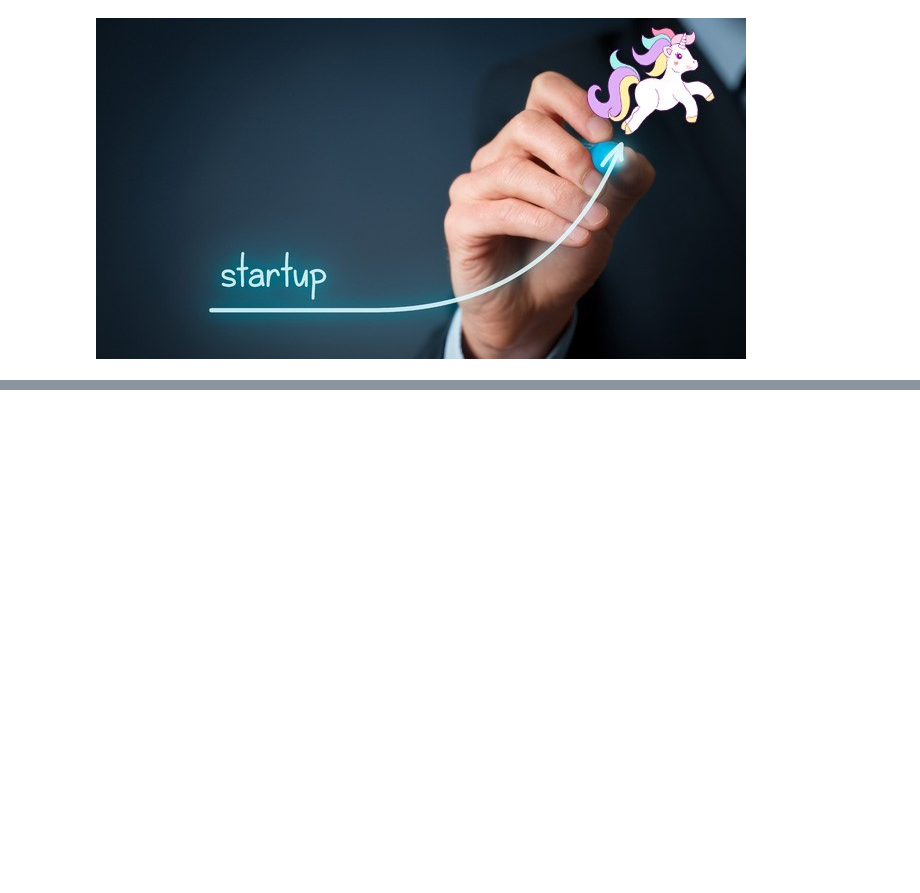
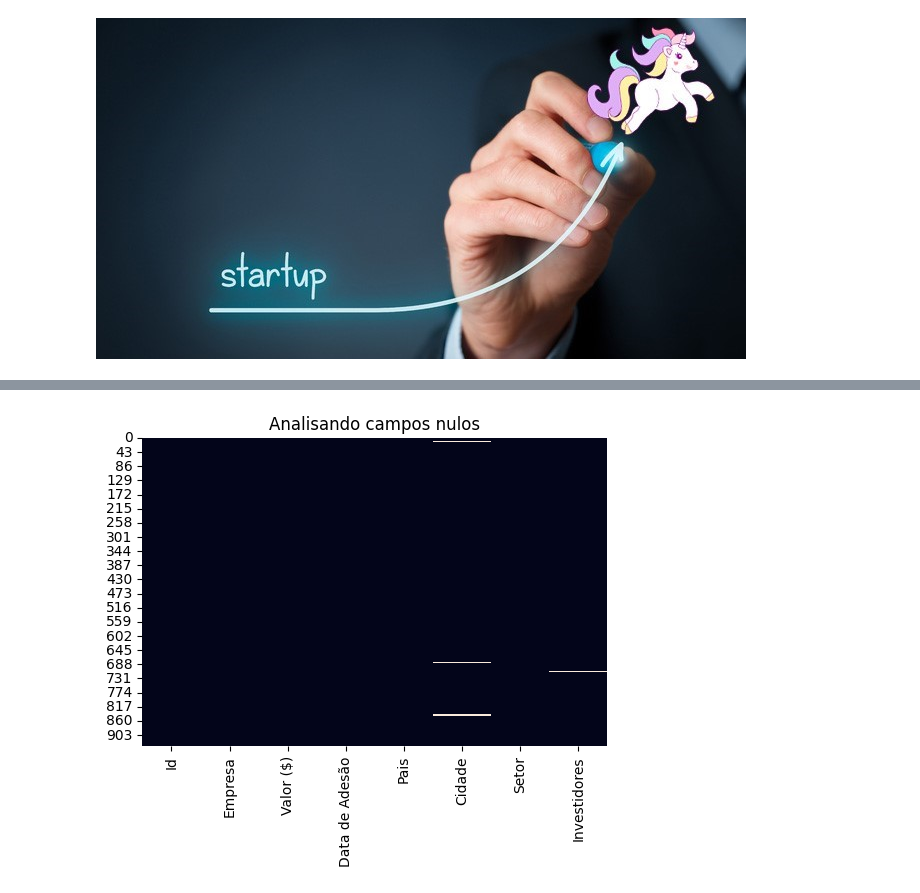
Before and after one commit to FelipeAngeli/projeto_case_empresas_unicornio, a Jupyter notebook: Projeto_Unicórnio.ipynb, the cells around one changed output, grey strips where cells are left out. Drawn from its saved outputs; the diff is of its cells as text; code cells hidden in the pictures; blank space fills up the shorter version.

```diff
--- a/Projeto_Unicórnio.ipynb
+++ b/Projeto_Unicórnio.ipynb
@@ -11,0 +21,6 @@ Unicórnios também podem se referir a um fenômeno de recrutamento no setor de
+# %%
+# Ler os dados
+Base_Dados = pd.read_csv('Startups+in+2021+end.csv')
+
+# Verificar Dimensão
+Base_Dados.shape
@@ -11,0 +48,12 @@ Unicórnios também podem se referir a um fenômeno de recrutamento no setor de
+# %%
+# Renomear
+Base_Dados.rename( columns={
+    'Unnamed: 0' : 'Id',
+    'Company' : 'Empresa',
+    'Valuation ($B)' : 'Valor ($)',
+    'Date Joined' : 'Data de Adesão',
+    'Country' : 'Pais',
+    'City' : 'Cidade',
+    'Industry': 'Setor',
+    'Select Investors': 'Investidores',
+}, inplace=True )
@@ -11,0 +93,7 @@ Unicórnios também podem se referir a um fenômeno de recrutamento no setor de
+# %%
+#Grafico
+plt.figure(figsize=(6,4))
+plt.title('Analisando campos nulos')
+sns.heatmap(Base_Dados.isnull(), cbar= False);
+# %% [output]
+[figure, added]
```
Also changed, not shown: parts of 20 cells of this notebook.
